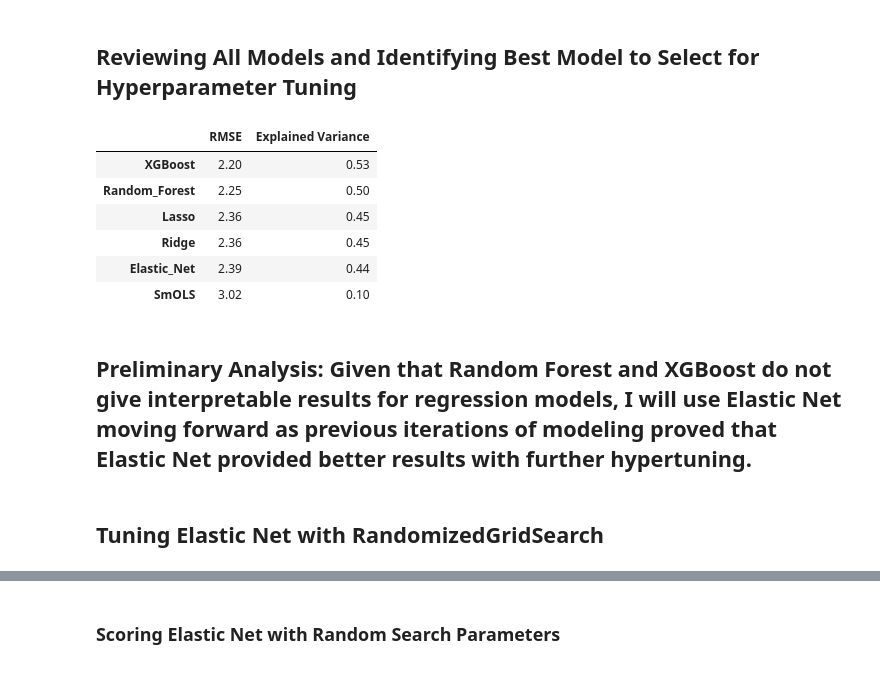
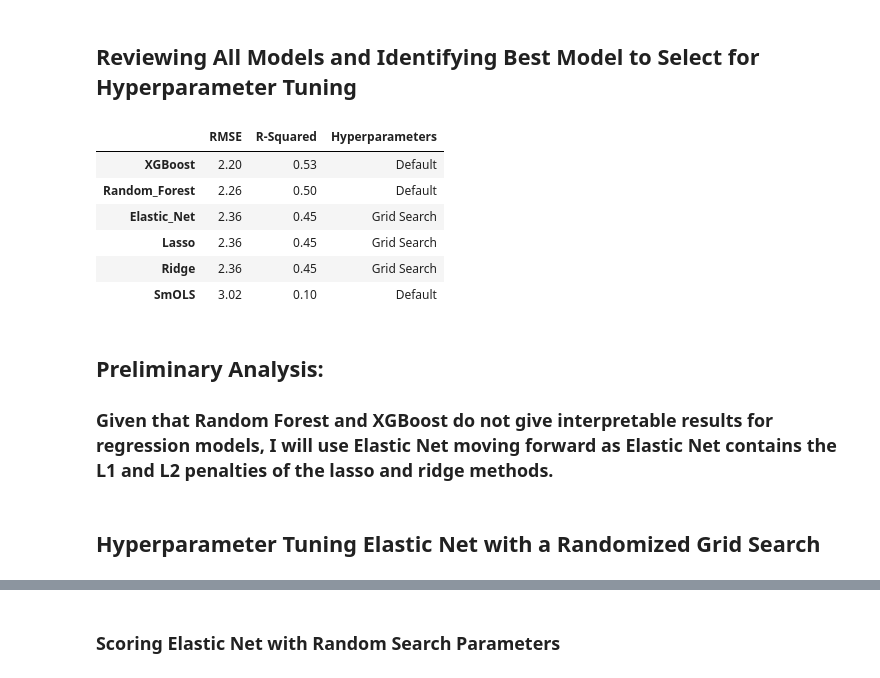
Before and after one commit to mateomartinez510/Springboard, a Jupyter notebook: Advanced_NBA_Stats_Capstone/PIE_05_NBA_Stats_Modeling.ipynb, the cells around one changed output, grey strips where cells are left out. Drawn from its saved outputs; the diff is of its cells as text; code cells hidden in the pictures.

```diff
--- a/Advanced_NBA_Stats_Capstone/PIE_05_NBA_Stats_Modeling.ipynb
+++ b/Advanced_NBA_Stats_Capstone/PIE_05_NBA_Stats_Modeling.ipynb
@@ -245,11 +224,12 @@ Explained Variance Score:  0.4530722784243941
 # %%
+from sklearn.linear_model import ElasticNet
 # Elastic Net with Grid Search
 
 parametersGrid = {"alpha": np.arange(0.0001, 1.0, 0.05),
                   "l1_ratio": np.arange(0.0001, 1.0, 0.05)}
 
 eNet = ElasticNet(max_iter=100000, tol=0.0001, random_state=33)
-grid = GridSearchCV(eNet, parametersGrid, scoring='neg_mean_squared_error', cv=3)
+grid = GridSearchCV(eNet, parametersGrid, scoring='r2', cv=3)
 grid.fit(X_train, y_train)
 
 # pauing for Grid Search to finish.
@@ -340,23 +296,26 @@ Explained Variance Score:  0.5250766969207229
 ## Reviewing All Models and Identifying Best Model to Select for Hyperparameter Tuning
 # %%
 scores_df = pd.DataFrame(data= [m1_scores,m2_scores,m3_scores,m4_scores,m5_scores,m6_scores],
-             columns=['RMSE','Explained Variance'],
+             columns=['RMSE','R-Squared'],
              index=['SmOLS','Lasso','Ridge','Elastic_Net', 'Random_Forest', 'XGBoost'])\
             .sort_values(by='RMSE').round(2)
 
+scores_df['Hyperparameters'] = ['Default','Default', 'Grid Search', 'Grid Search', 'Grid Search', 'Default']
+
 scores_df
 # %% [output]
-|  | RMSE | Explained Variance |
-| XGBoost | 2.20 | 0.53 |
-| Random_Forest | 2.25 | 0.50 |
-| Lasso | 2.36 | 0.45 |
-| Ridge | 2.36 | 0.45 |
-| Elastic_Net | 2.39 | 0.44 |
-| SmOLS | 3.02 | 0.10 |
+|  | RMSE | R-Squared | Hyperparameters |
+| XGBoost | 2.20 | 0.53 | Default |
+| Random_Forest | 2.26 | 0.50 | Default |
+| Elastic_Net | 2.36 | 0.45 | Grid Search |
+| Lasso | 2.36 | 0.45 | Grid Search |
+| Ridge | 2.36 | 0.45 | Grid Search |
+| SmOLS | 3.02 | 0.10 | Default |
 # %% [markdown]
-## Preliminary Analysis: Given that Random Forest and XGBoost do not give interpretable results for regression models, I will use Elastic Net moving forward as previous iterations of modeling proved that Elastic Net provided better results with further hypertuning.
+## Preliminary Analysis:
+### Given that Random Forest and XGBoost do not give interpretable results for regression models, I will use Elastic Net moving forward as Elastic Net contains the L1 and L2 penalties of the lasso and ridge methods.
 # %% [markdown]
-## Tuning Elastic Net with RandomizedGridSearch
+## Hyperparameter Tuning Elastic Net with a Randomized Grid Search
 # %%
 from sklearn.model_selection import RandomizedSearchCV
 
```
Also changed, not shown: parts of 43 cells of this notebook.
